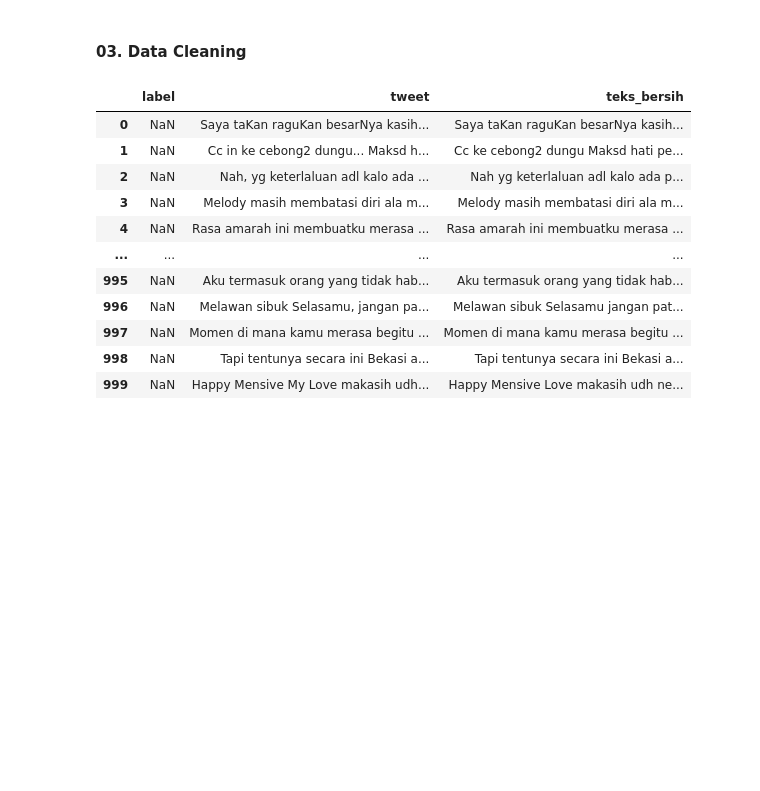
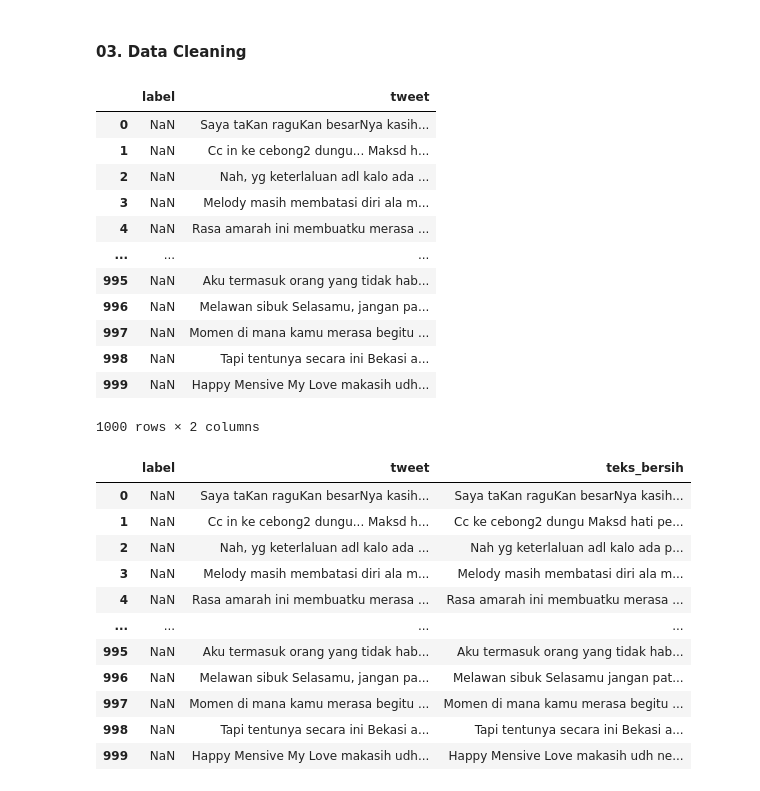
Before and after one commit to ReyhanPA/IFEST-Lesti, a Jupyter notebook: sourceCode.ipynb, the cells around one changed output. Saved outputs shown, nothing was run; the diff lists cells and outputs as text; code cells hidden in the pictures; blank space fills up the shorter version.

```diff
--- a/sourceCode.ipynb
+++ b/sourceCode.ipynb
@@ -51,6 +49,25 @@ dataset_berisi = dataset.dropna(how = "any").reset_index(drop = True)
 dataset_prediksi = dataset[dataset.isnull().any(axis = 1)].reset_index(drop = True)
 # %% [markdown]
 #### 03. Data Cleaning
+# %%
+# Data Cleaning Column "tweet" dari dataset_prediksi
+dataset_prediksi.dropna(subset = ["tweet"], inplace = True)
+dataset_prediksi.reset_index(drop=True, inplace=True)
+dataset_prediksi
+# %% [output]
+|  | label | tweet |
+| 0 | NaN | Saya taKan raguKan besarNya kasih... |
+| 1 | NaN | Cc in ke cebong2 dungu... Maksd h... |
+| 2 | NaN | Nah, yg keterlaluan adl kalo ada ... |
+| 3 | NaN | Melody masih membatasi diri ala m... |
+| 4 | NaN | Rasa amarah ini membuatku merasa ... |
+| ... | ... | ... |
+| 995 | NaN | Aku termasuk orang yang tidak hab... |
+| 996 | NaN | Melawan sibuk Selasamu, jangan pa... |
+| 997 | NaN | Momen di mana kamu merasa begitu ... |
+| 998 | NaN | Tapi tentunya secara ini Bekasi a... |
+| 999 | NaN | Happy Mensive My Love makasih udh... |
+1000 rows × 2 columns
 # %%
 # Data Cleaning Column "tweet" dari dataset_prediksi
 dataset_prediksi.dropna(subset = ["tweet"], inplace = True)
```
Also changed, not shown: parts of 17 cells of this notebook.
